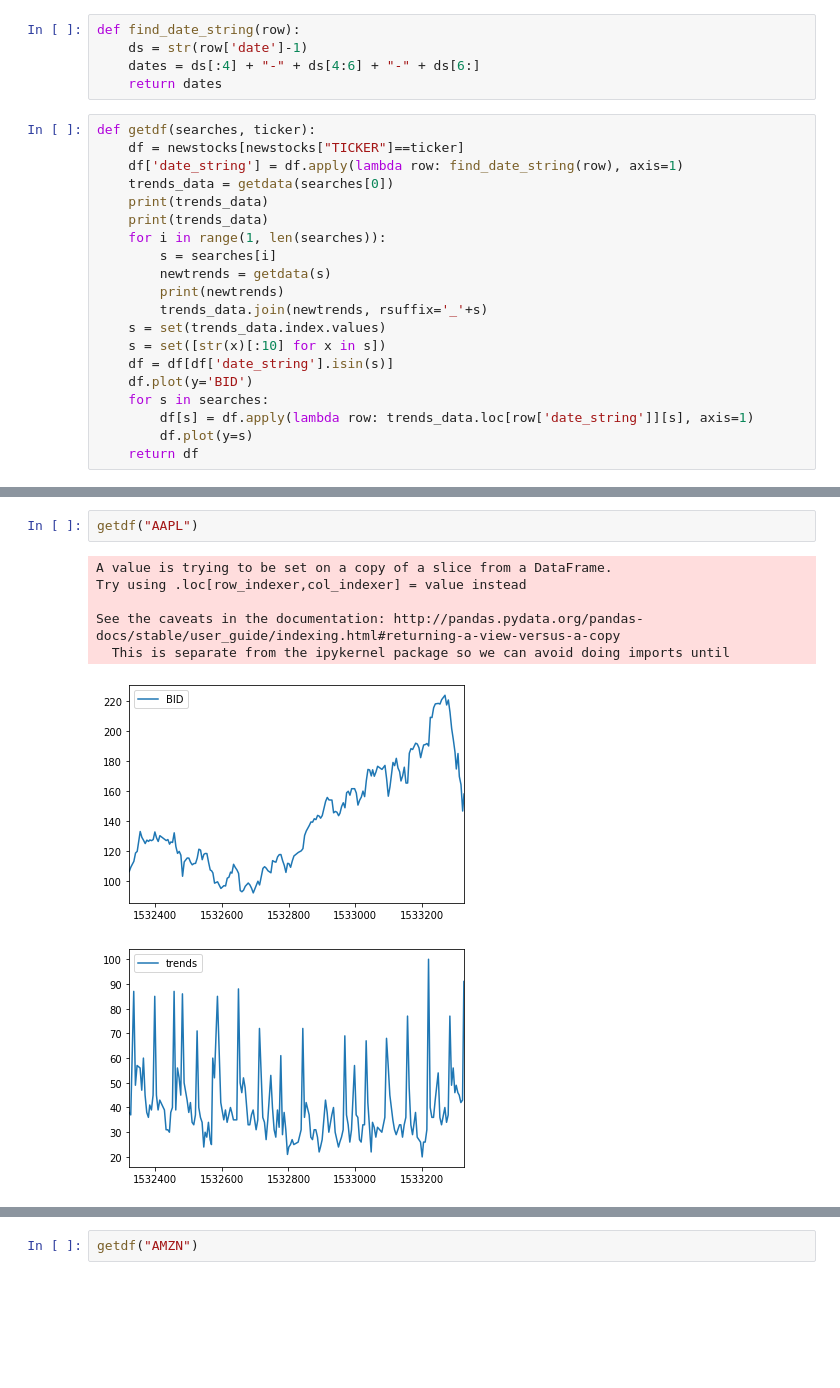
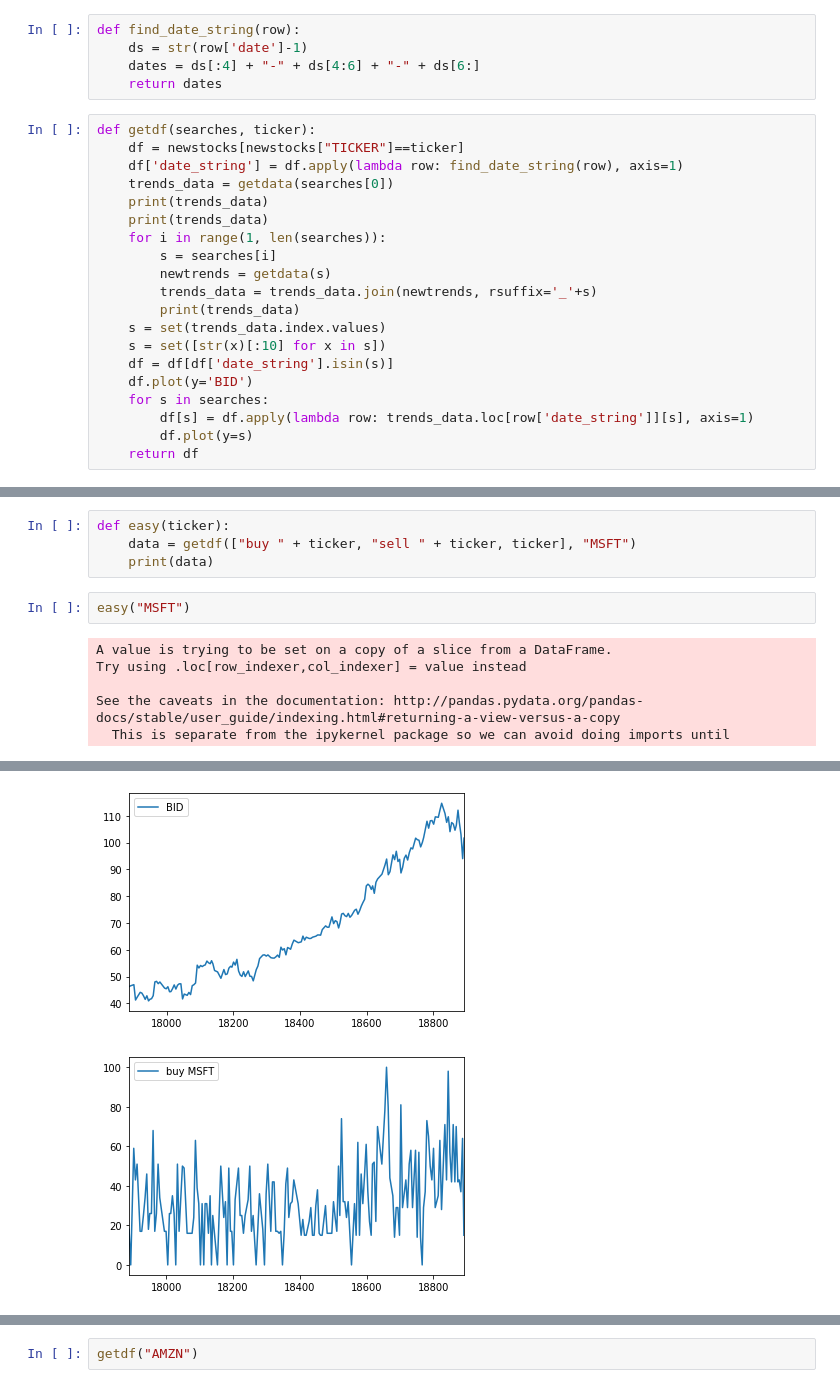
Before and after one commit to Atharva747/gtrends, a Jupyter notebook: gtrends.ipynb, the cells around one changed output, grey strips where cells are left out. Cells and saved outputs as stored; diff of their text form; blank space fills up the shorter version.

```diff
--- a/gtrends.ipynb
+++ b/gtrends.ipynb
@@ -42,8 +42,8 @@ def getdf(searches, ticker):
     for i in range(1, len(searches)):
         s = searches[i]
         newtrends = getdata(s)
-        print(newtrends)
-        trends_data.join(newtrends, rsuffix='_'+s)
+        trends_data = trends_data.join(newtrends, rsuffix='_'+s)
+        print(trends_data)
     s = set(trends_data.index.values)
     s = set([str(x)[:10] for x in s])
     df = df[df['date_string'].isin(s)]
@@ -83,10 +55,12 @@ KeyError: ('satya Nadella', 'occurred at index 17888')
-# %%
-getdf("AAPL")
-# %% [output]
-A value is trying to be set on a copy of a slice from a DataFrame.
-Try using .loc[row_indexer,col_indexer] = value instead
-
-See the caveats in the documentation: http://pandas.pydata.org/pandas-docs/stable/user_guide/indexing.html#returning-a-view-versus-a-copy
-  This is separate from the ipykernel package so we can avoid doing imports until
-[figure, removed]
-[figure, removed]
+# %%
+def easy(ticker):
+    data = getdf(["buy " + ticker, "sell " + ticker, ticker], "MSFT")
+    print(data)
+# %%
+easy("MSFT")
+# %% [output]
+A value is trying to be set on a copy of a slice from a DataFrame.
+Try using .loc[row_indexer,col_indexer] = value instead
+
+See the caveats in the documentation: http://pandas.pydata.org/pandas-docs/stable/user_guide/indexing.html#returning-a-view-versus-a-copy
+  This is separate from the ipykernel package so we can avoid doing imports until
@@ -92,0 +84,2 @@ See the caveats in the documentation: http://pandas.pydata.org/pandas-docs/stabl
+[figure, added]
+[figure, added]
```
Also changed, not shown: parts of 4 cells of this notebook.
